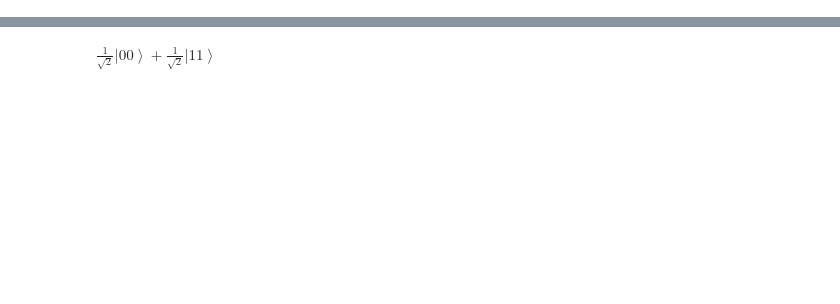
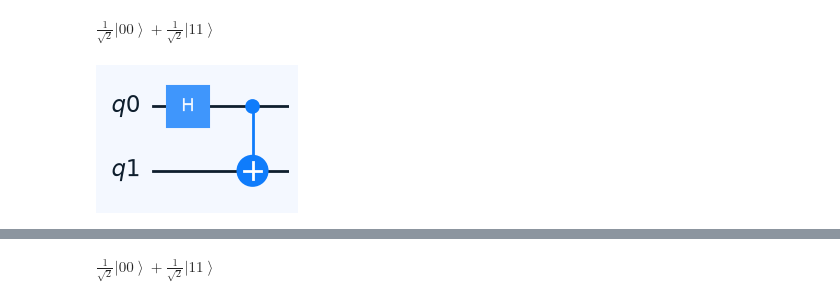
Before and after one commit to gddeazevedo/minicurso_qc, a Jupyter notebook: fundamentos/single_qubit.ipynb, the cells around one changed output, grey strips where cells are left out. Drawn from its saved outputs; the diff is of its cells as text; code cells hidden in the pictures; blank space fills up the shorter version.

```diff
--- a/fundamentos/single_qubit.ipynb
+++ b/fundamentos/single_qubit.ipynb
@@ -9,5 +9,20 @@ X(qubit)
 # %%
 dump(qubit).sphere()
+# %%
+p = Process()
+
+a, b = p.alloc(2)
+
+bell = cat(kron(H, I), CNOT)
+bell(a, b)
+
+dump(a + b).show()
+# %% [output]
+$\displaystyle \frac{1}{\sqrt{2}}\left|00\right>+\frac{1}{\sqrt{2}}\left|11\right>$
+# %%
+qulib.draw(gate=bell, num_qubits=(1, 1))
+# %% [output]
+[figure, added]
 # %%
 p = Process()
 a, b = p.alloc(2)
```
Also changed, not shown: parts of 2 cells of this notebook, 1 other file.
